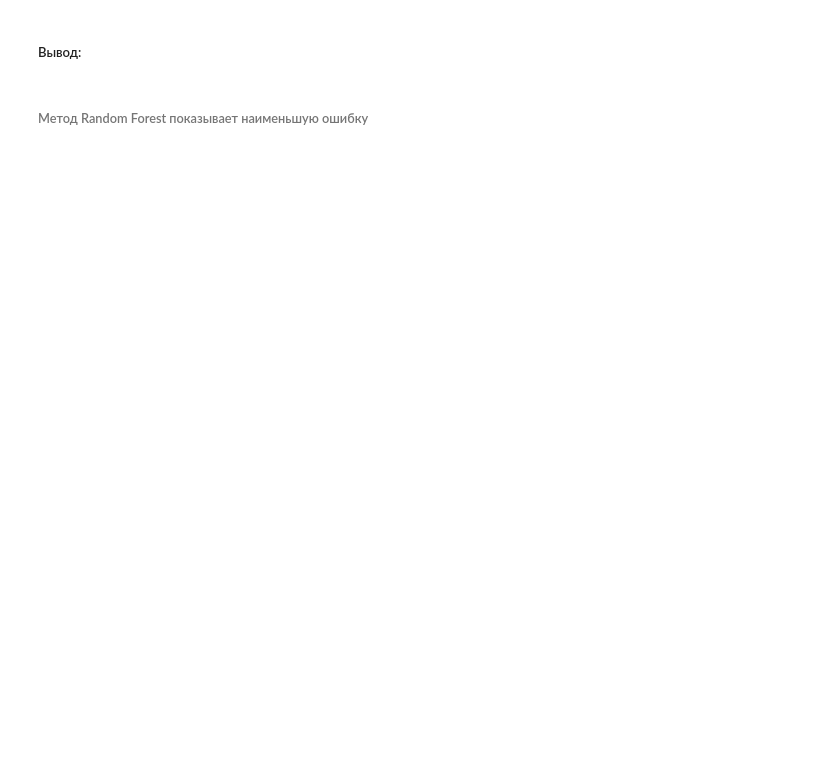
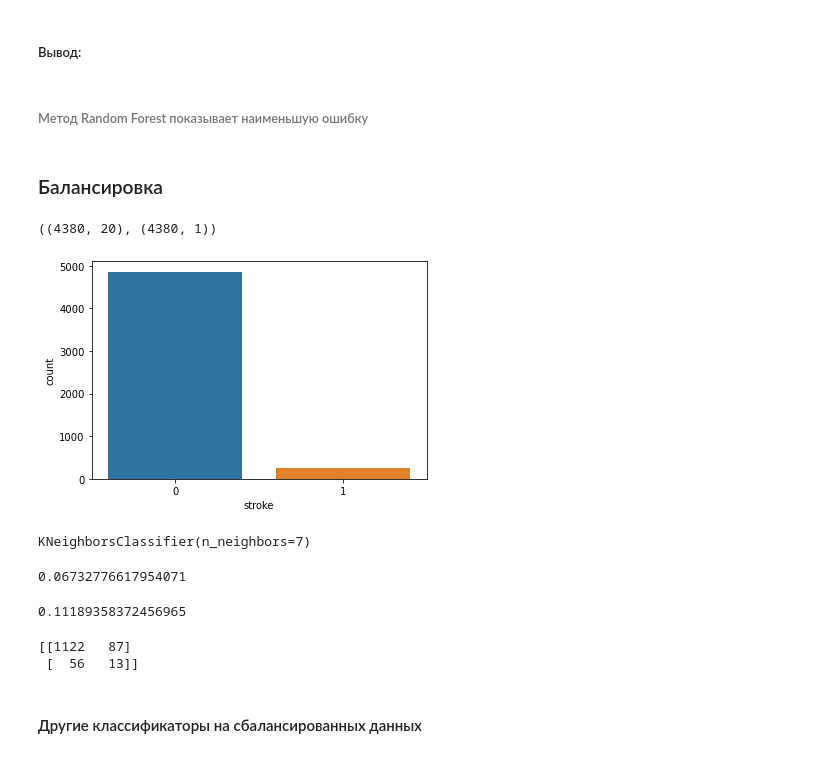
Before and after one commit to Wierdit/ML_Labs, a Jupyter notebook: StrokePredictionDataset.ipynb, the cells around one changed output. Drawn from its saved outputs; the diff is of its cells as text; code cells hidden in the pictures; blank space fills up the shorter version.

```diff
--- a/StrokePredictionDataset.ipynb
+++ b/StrokePredictionDataset.ipynb
@@ -538,3 +562,44 @@ print(train_err, test_err)
 ##### Вывод:
 # %% [markdown]
 ###### Метод Random Forest показывает наименьшую ошибку
+# %% [markdown]
+### Балансировка
+# %%
+from imblearn.over_sampling import SMOTE
+from imblearn.under_sampling import RandomUnderSampler
+sns.countplot(x = 'stroke', data = data_raw)
+smote = SMOTE(sampling_strategy=0.2)
+X_new, y_new = smote.fit_resample(X_train, y_train.values.ravel())
+X_new, y_new = RandomUnderSampler(sampling_strategy=0.2).fit_resample(X_new, y_new)
+X_new = pd.DataFrame(X_new)
+y_new = pd.DataFrame(y_new)
+
+(X_new.shape,y_new.shape)
+# %% [output]
+((4380, 20), (4380, 1))
+[figure, added]
+# %%
+from sklearn.neighbors import KNeighborsClassifier
+knn = KNeighborsClassifier(n_neighbors = 7)
+knn.fit(X_new, y_new.values.ravel())
+# %% [output]
+KNeighborsClassifier(n_neighbors=7)
+# %%
+y_train_predict = knn.predict(X_train)
+err_train  = np.mean(y_train  != y_train_predict)
+err_train
+# %% [output]
+0.06732776617954071
+# %%
+y_test_predict = knn.predict(X_test)
+err_test  = np.mean(y_test  != y_test_predict)
+err_test
+# %% [output]
+0.11189358372456965
+# %%
+print(confusion_matrix(y_test, knn.predict(X_test)))
+# %% [output]
+[[1122   87]
+ [  56   13]]
+# %% [markdown]
+#### Другие классификаторы на сбалансированных данных
```
Also changed, not shown: parts of 16 cells of this notebook.
